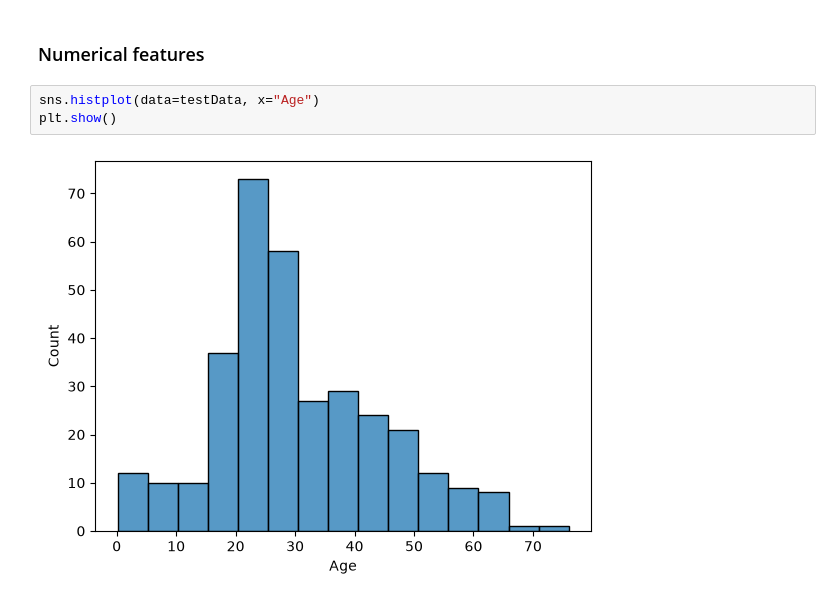
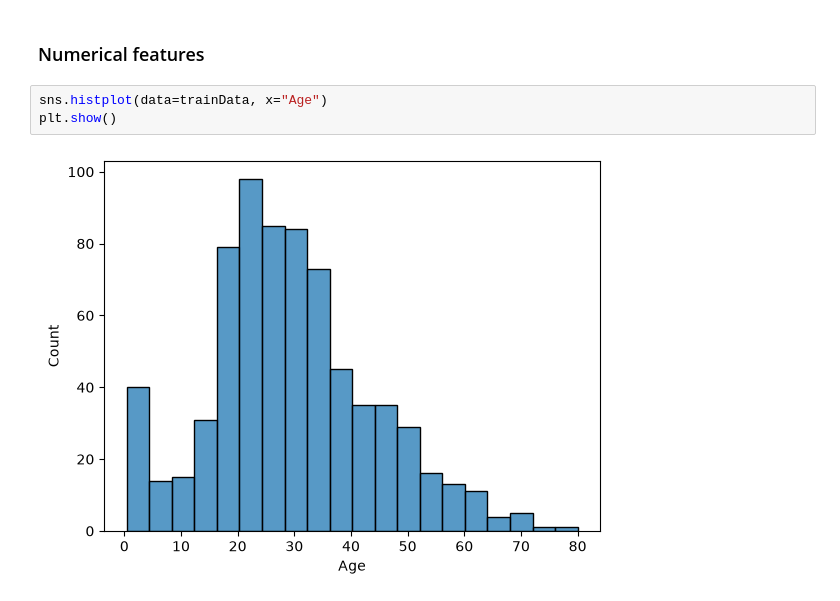
Before and after one commit to javierdp04/titanic-kaggle, a Jupyter notebook: src/dataExploration/EDA.ipynb, the cells around one changed output. Saved outputs shown, nothing was run; the diff lists cells and outputs as text.

Commit message:
func dataTransforming

```diff
--- a/src/dataExploration/EDA.ipynb
+++ b/src/dataExploration/EDA.ipynb
@@ -108,7 +108,7 @@ plt.show()
 # %% [markdown]
 ### Numerical features
 # %%
-sns.histplot(data=testData, x="Age")
+sns.histplot(data=trainData, x="Age")
 plt.show()
 # %% [output]
-[figure, old version]
+[figure, new version]
```
Also changed, not shown: parts of 1 cell of this notebook, 2 other files.
